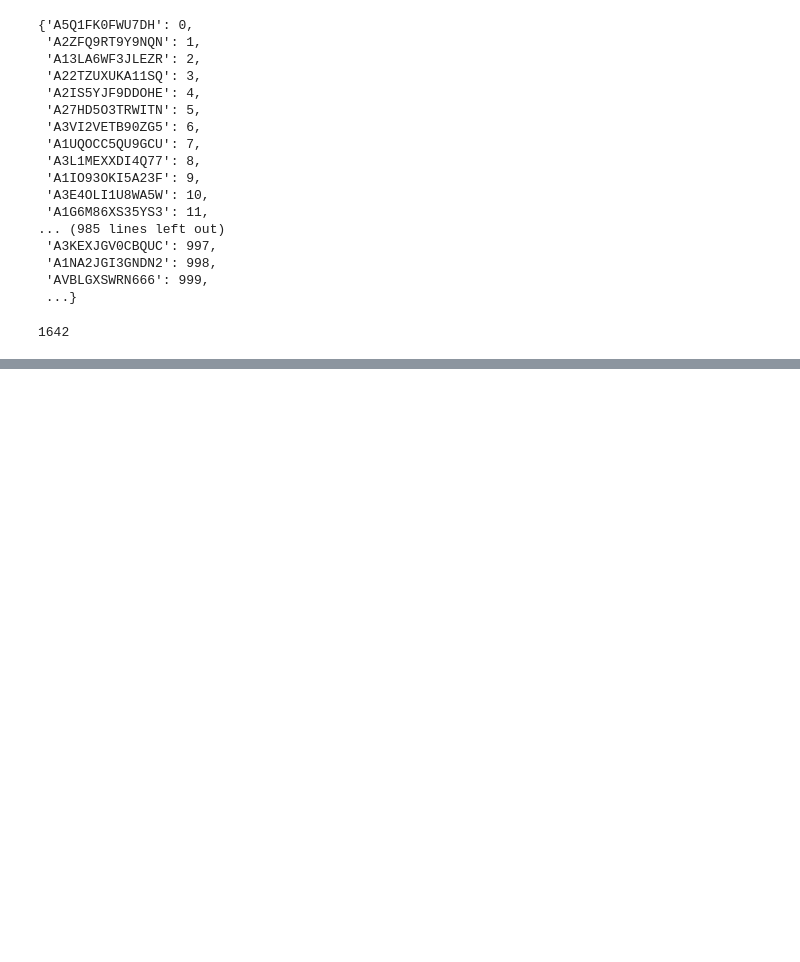
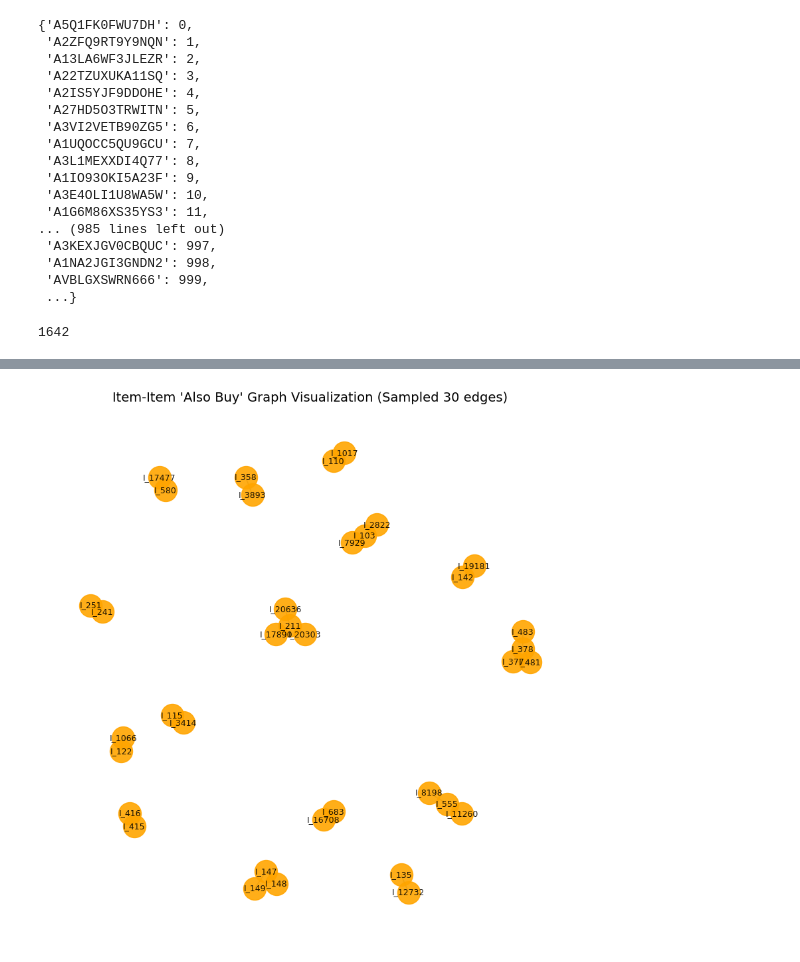
Before and after one commit to QuangDung2511/IS353_Device_Cloud_RS, a Jupyter notebook: notebooks/01_data_engineering.ipynb, the cells around one changed output, grey strips where cells are left out. Cells and saved outputs as stored; diff of their text form; code cells hidden in the pictures; blank space fills up the shorter version.

```diff
--- a/notebooks/01_data_engineering.ipynb
+++ b/notebooks/01_data_engineering.ipynb
@@ -161,3 +206,27 @@ len(user_mapping)
+# %%
+def plot_item_item_subgraph(edge_index, num_edges=50):
+    edges = edge_index[:, :num_edges].numpy()
+
+    G = nx.Graph()
+    sources = [f"I_{s}" for s in edges[0]]
+    targets = [f"I_{t}" for t in edges[1]]
+
+    G.add_edges_from(zip(sources, targets))
+
+    plt.figure(figsize=(8, 8))
+    pos = nx.spring_layout(G, seed=42) # Xếp các đỉnh ngẫu nhiên nhưng đảm bảo lực kéo giống lò xo
+
+    nx.draw(G, pos, with_labels=True, node_color='orange', node_size=600,
+            edge_color='gray', font_size=9, alpha=0.9)
+
+    plt.title(f"Item-Item 'Also Buy' Graph Visualization (Sampled {num_edges} edges)", fontsize=14)
+    plt.axis("off")
+    plt.show()
+
+# Gọi hàm vẽ đồ thị Item-Item với 30 cạnh
+plot_item_item_subgraph(item_item_edge_index, num_edges=30)
+# %% [output]
+[figure, added]
 # %%
 torch.save(user_item_edge_index, '../data/processed/user_item_edge_index.pt')
 torch.save(item_item_edge_index, '../data/processed/item_item_edge_index.pt')
```
Also changed, not shown: parts of 3 cells of this notebook, 19 other files.
